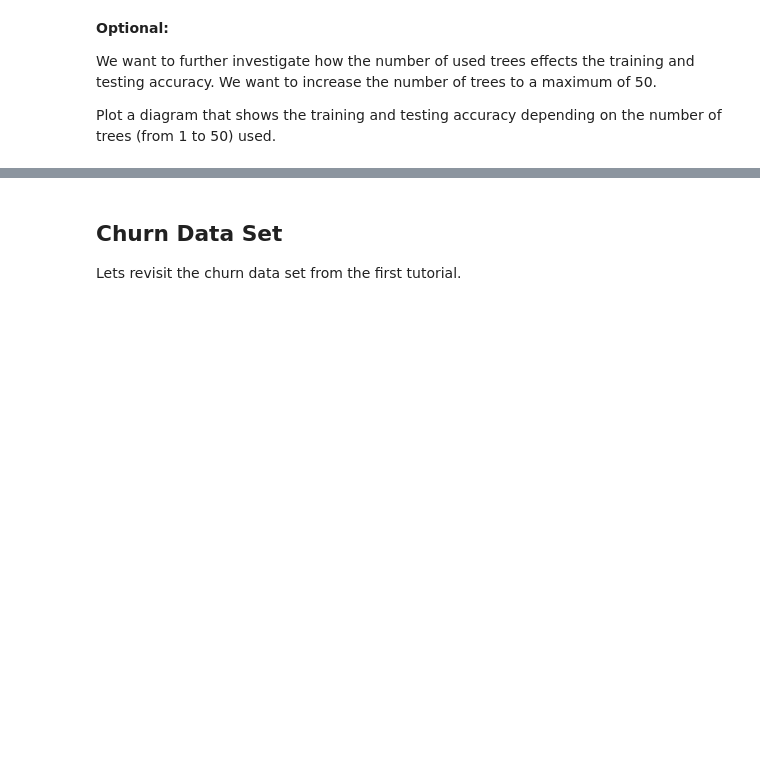
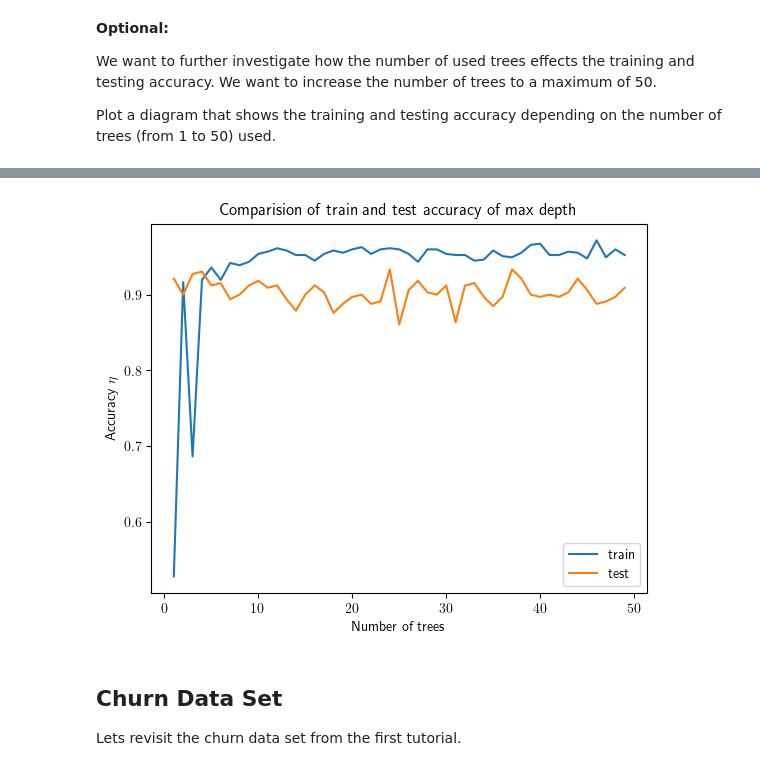
Before and after one commit to christiang7/Maschinelles-Lernen-I, a Jupyter notebook: Lab04_RandomForests/Lab04_RandomForest.ipynb, the cells around one changed output, grey strips where cells are left out. Cells and saved outputs as stored; diff of their text form; code cells hidden in the pictures; blank space fills up the shorter version.

```diff
--- a/Lab04_RandomForests/Lab04_RandomForest.ipynb
+++ b/Lab04_RandomForests/Lab04_RandomForest.ipynb
@@ -197,3 +214,42 @@ This plot should look like this:
+# %%
+### WRITE YOUR CODE HERE ###
+RunLength=50
+ResultArray2 = np.ones(shape=(RunLength-1, 3))
+def trainRandomForestTrain(n):
+    clf = RandomForestClassifier(1,max_depth=n)
+    clf.fit(X_train, y_train)
+    numberofpredictions=0
+    predict=clf.predict(X_train)
+    for i in range(len(y_train)):
+        if predict[i] == y_train[i]:
+            numberofpredictions+=1
+    #print(numberofpredictions/len(y_train))
+    return numberofpredictions/len(y_train)
+def trainRandomForestTest(n):
+    clf = RandomForestClassifier(1,max_depth=n)
+    clf.fit(X_train, y_train)
+    numberofpredictions=0
+    predict=clf.predict(X_test)
+    for i in range(len(y_test)):
+        if predict[i] == y_test[i]:
+            numberofpredictions+=1
+    #print(numberofpredictions/len(y_test))
+    return numberofpredictions/len(y_test)
+for i in range(1,RunLength):
+    ResultArray2[i-1,0]=i
+    ResultArray2[i-1,1]=trainRandomForestTest(i)
+    ResultArray2[i-1,2]=trainRandomForestTrain(i)
+# %%
+plt.plot(ResultArray2[:,0], ResultArray2[:,2],label='train')
+plt.plot(ResultArray2[:,0], ResultArray2[:,1],label='test')
+#plt.plot(x, y)
+plt.xlabel("Number of trees")  # add X-axis label
+plt.ylabel("Accuracy ${\eta}$")  # add Y-axis label
+plt.title("Comparision of train and test accuracy of max depth")  # add title
+plt.legend()
+plt.show()
+# %% [output]
+[figure, added]
 # %% [markdown]
 ## Churn Data Set
 Lets revisit the churn data set from the first tutorial.
```
Also changed, not shown: parts of 14 cells of this notebook, 17 other files.
